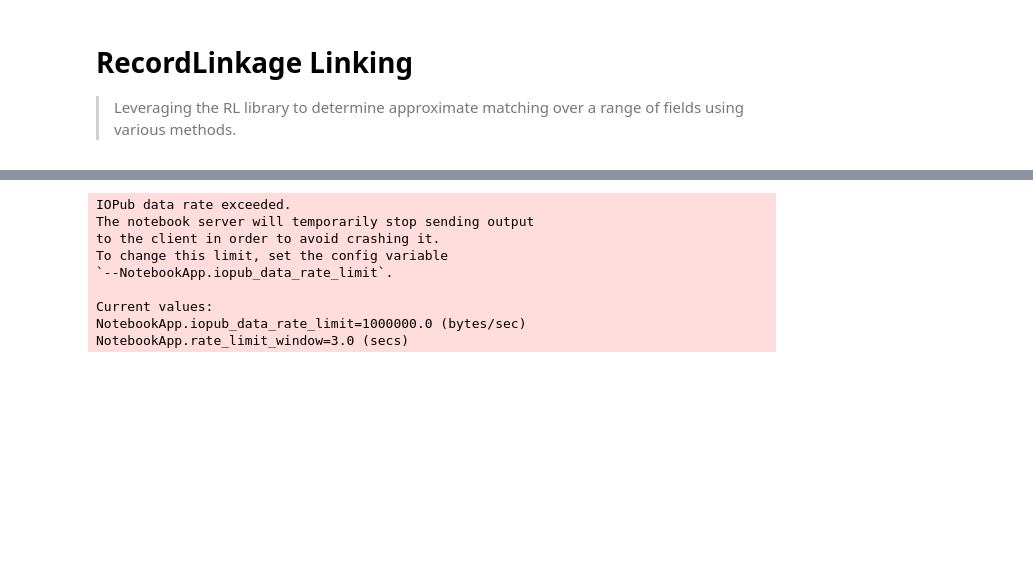
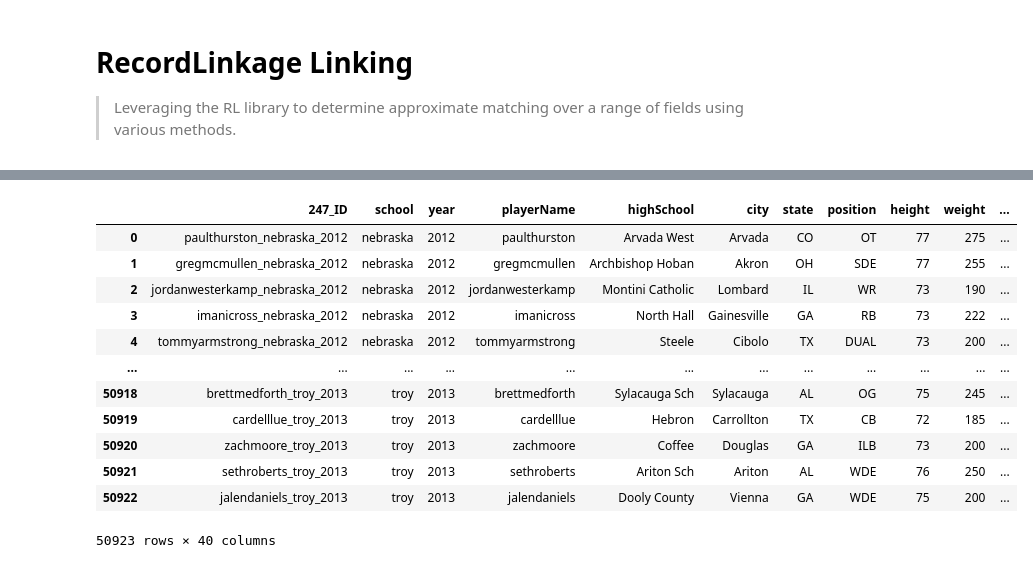
Before and after one commit to andrewt-cville/fb_recruiting, a Jupyter notebook: j_notebooks/RL - Process Filtered Pickle - 247 & Rivals.ipynb, the cells around one changed output, grey strips where cells are left out. Drawn from its saved outputs; the diff is of its cells as text; code cells hidden in the pictures; blank space fills up the shorter version.

```diff
--- a/j_notebooks/RL - Process Filtered Pickle - 247 & Rivals.ipynb
+++ b/j_notebooks/RL - Process Filtered Pickle - 247 & Rivals.ipynb
@@ -51,0 +72,3 @@ not_id = pandas.read_pickle("not_id.pkl")
+# %%
+features.reset_index(inplace=True)
+features.head()
@@ -54,26 +113,2 @@ not_id.reset_index(inplace=True)
 # %%
-noIDDict = not_id.to_dict('records')
+sportDict = df_sports247.to_dict('records')
-# %% [output]
-IOPub data rate exceeded.
-The notebook server will temporarily stop sending output
-to the client in order to avoid crashing it.
-To change this limit, set the config variable
-`--NotebookApp.iopub_data_rate_limit`.
-
-Current values:
-NotebookApp.iopub_data_rate_limit=1000000.0 (bytes/sec)
-NotebookApp.rate_limit_window=3.0 (secs)
-# %%
-#df_sports247.index.name = '247_index'
-#df_rivals.index.name = 'rivals_index'
-df_sports247.reset_index(inplace=True)
-df_rivals.reset_index(inplace=True)
-#df_sports247.Index.rename('index', '247_index')
-#sportDict = df_sports247.to_dict('records')
-#j=0
-#for i in sportDict:
-#    if (j == 0):
-#        print(i)
-#    else:
-#        break
-#    j = j + 1
@@ -112,2 +115,26 @@ print(finalSet)
+# %%
+finalSet = []
+for record in sportDict:
+    finalRecord = {}
+    for key,value in record.items():
+        finalRecord[key] = value
+    try:
+        multiResults = features.loc[record['247_ID']]
+        rivalsID = multiResults['sum'].idxmax()
+
+        if (multiResults['ID'].max() == 1):
+            finalRecord['confidence'] = 1
+        else:
+            finalRecord['confidence'] = multiResults['sum'].max()
+    except:
+        finalRecord['error'] = 'No feature found with that ID'
+
+    try:
+        rivalsResult = (df_rivals.loc[rivalsID]).to_dict()
+        for key, value in rivalsResult.items():
+            finalRecord['r_' + key] = value
+    except:
+        finalRecord['error'] = 'No rivals match found'
+    finalSet.append(finalRecord)
 # %%
-dataReview = pandas.DataFrame(finalSet)
+df_finalSet = pandas.DataFrame(finalSet)
@@ -150,0 +141,16 @@ df_rivals
+# %%
+df_finalSet
+# %% [output]
+|  | 247_ID | school | year | playerName | highSchool | city | state | position | height | weight | ... |
+| 0 | paulthurston_nebraska_2012 | nebraska | 2012 | paulthurston | Arvada West | Arvada | CO | OT | 77 | 275 | ... |
+| 1 | gregmcmullen_nebraska_2012 | nebraska | 2012 | gregmcmullen | Archbishop Hoban | Akron | OH | SDE | 77 | 255 | ... |
+| 2 | jordanwesterkamp_nebraska_2012 | nebraska | 2012 | jordanwesterkamp | Montini Catholic | Lombard | IL | WR | 73 | 190 | ... |
+| 3 | imanicross_nebraska_2012 | nebraska | 2012 | imanicross | North Hall | Gainesville | GA | RB | 73 | 222 | ... |
+| 4 | tommyarmstrong_nebraska_2012 | nebraska | 2012 | tommyarmstrong | Steele | Cibolo | TX | DUAL | 73 | 200 | ... |
+| ... | ... | ... | ... | ... | ... | ... | ... | ... | ... | ... | ... |
+| 50918 | brettmedforth_troy_2013 | troy | 2013 | brettmedforth | Sylacauga Sch | Sylacauga | AL | OG | 75 | 245 | ... |
+| 50919 | cardelllue_troy_2013 | troy | 2013 | cardelllue | Hebron | Carrollton | TX | CB | 72 | 185 | ... |
+| 50920 | zachmoore_troy_2013 | troy | 2013 | zachmoore | Coffee | Douglas | GA | ILB | 73 | 200 | ... |
+| 50921 | sethroberts_troy_2013 | troy | 2013 | sethroberts | Ariton Sch | Ariton | AL | WDE | 76 | 250 | ... |
+| 50922 | jalendaniels_troy_2013 | troy | 2013 | jalendaniels | Dooly County | Vienna | GA | WDE | 75 | 200 | ... |
+50923 rows × 40 columns
```
Also changed, not shown: parts of 25 cells of this notebook, 4 other files.
